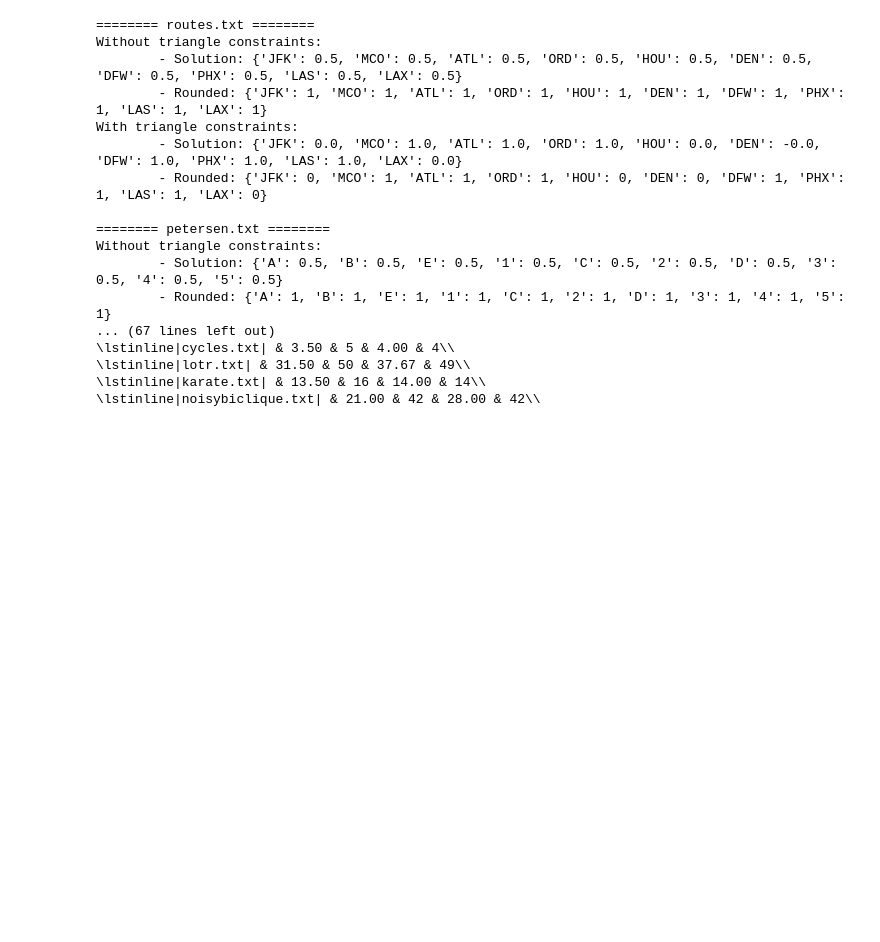
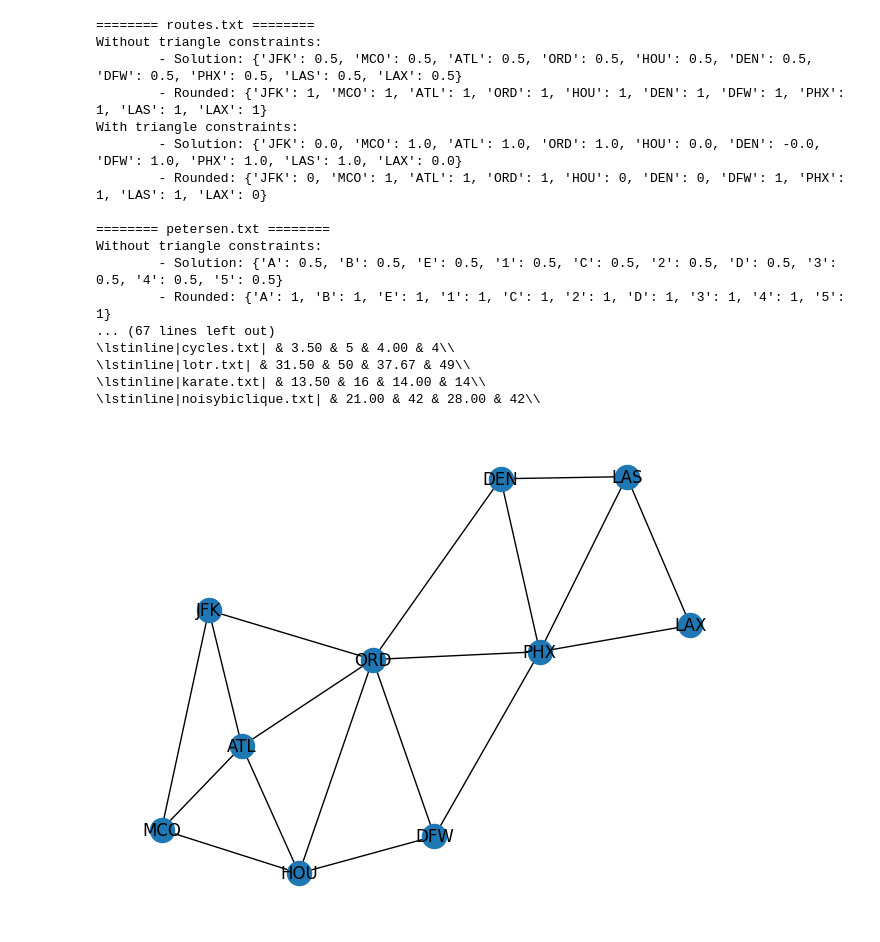
Before and after one commit to chrisiKern/Approximation-Algorithms-2024, a Jupyter notebook: Assignment4/Vertex_cover.ipynb, the cells around one changed output. Saved outputs shown, nothing was run; the diff lists cells and outputs as text; code cells hidden in the pictures; blank space fills up the shorter version.

Commit message:
Add image

```diff
--- a/Assignment4/Vertex_cover.ipynb
+++ b/Assignment4/Vertex_cover.ipynb
@@ -97,3 +97,12 @@ Without triangle constraints:
 \lstinline|lotr.txt| & 31.50 & 50 & 37.67 & 49\\
 \lstinline|karate.txt| & 13.50 & 16 & 14.00 & 14\\
 \lstinline|noisybiclique.txt| & 21.00 & 42 & 28.00 & 42\\
+# %%
+# Visualize routes.txt and save as routes.pdf
+import matplotlib.pyplot as plt
+
+graph = load_graph("routes.txt")
+nx.draw(graph, with_labels=True)
+plt.savefig("routes.pdf")
+# %% [output]
+[figure, added]
```
Also changed, not shown: 1 other file.
